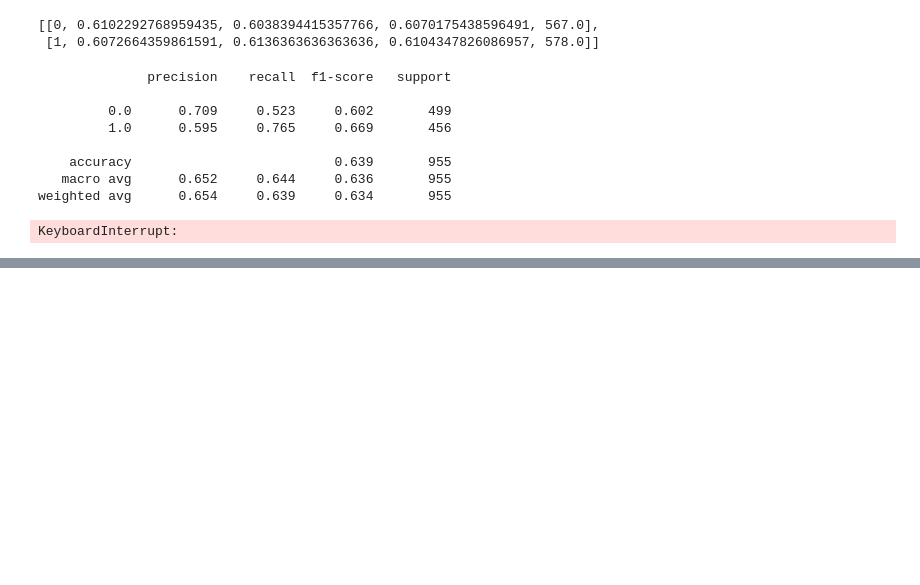
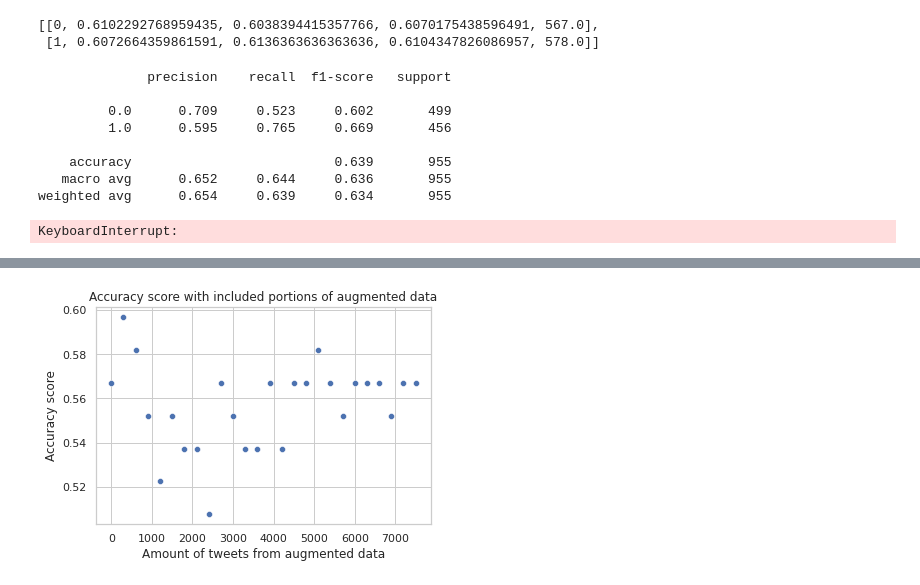
Before and after one commit to viggo-gascou/fyp2022g03GroupB2, a Jupyter notebook: classifiers.ipynb, the cells around one changed output, grey strips where cells are left out. Drawn from its saved outputs; the diff is of its cells as text; code cells hidden in the pictures; blank space fills up the shorter version.

```diff
--- a/classifiers.ipynb
+++ b/classifiers.ipynb
@@ -220,0 +460,91 @@ print(metrics.classification_report(irony_val_labels, pred, digits=3))
+# %%
+import math
+import matplotlib.pyplot as plt
+import numpy as np
+import pandas as pd
+import re
+import seaborn as sns
+from sklearn.model_selection import StratifiedShuffleSplit
+from sklearn.metrics import confusion_matrix, ConfusionMatrixDisplay
+from sklearn.metrics import accuracy_score
+from sklearn.preprocessing import normalize
+from nltk.tokenize import TweetTokenizer
+from nltk.lm.preprocessing import padded_everygram_pipeline
+from nltk.util import bigrams
+from nltk.lm import Lidstone
+from pprint import pprint
+from tabulate import tabulate
+from functions import preprocess_tweet
+from tqdm import tqdm
+
+with open("tweeteval/datasets/stance/feminist/train_text.txt", "r", encoding="utf8") as f:
+    feminist_train_data = preprocess(f.read().rstrip())
+pattern = re.compile(TweetTokenizer().WORD_RE.pattern, flags=re.I|re.VERBOSE|re.UNICODE)
+with open("tweeteval/datasets/offensive/train_text.txt", "r", encoding="utf8") as f:
+    offensive_train = preprocess(f.read().rstrip())
+with open("tweeteval/datasets/offensive/val_text.txt", "r", encoding="utf8") as f:
+    offensive_val = preprocess(f.read().rstrip())
+offensive = np.concatenate((offensive_train, offensive_val))
+
+feminist_tokens = [re.findall(pattern, tweet) for tweet in feminist_train_data]
+offensive_tokens = [re.findall(pattern, tweet) for tweet in offensive]
+_, vocab = padded_everygram_pipeline(2, feminist_tokens + offensive_tokens)
+train, _ = padded_everygram_pipeline(2, feminist_tokens)
+lm = Lidstone(0.2, 2)
+lm.fit(train, vocab)
+perplexities = []
+ngrams_linewise = list(bigrams(tweet) for tweet in offensive)
+print("Calculating perplexities...")
+for tweet in tqdm(ngrams_linewise):
+    try:
+        perplexity = lm.perplexity(tweet)
+        perplexities.append(perplexity)
+    except ZeroDivisionError:
+        perplexity = math.inf
+        perplexities.append(perplexity)
+df = pd.DataFrame(data = {"index": [i for i in range(len(perplexities))], "perp": perplexities})
+df = df.sort_values(by="perp")
+index = df["index"].tolist()
+aug_tweets = [preprocess_tweet(offensive[i]) for i in index]
+
+feminist_train_labels = np.loadtxt("tweeteval/datasets/stance/feminist/train_labels.txt")
+with open("tweeteval/datasets/stance/feminist/val_text.txt", "r", encoding="utf8") as f:
+    feminist_val_data = preprocess(f.read().rstrip())
+feminist_val_labels = np.loadtxt("tweeteval/datasets/stance/feminist/val_labels.txt")
+
+classifier = MLPClassifier(solver='adam', learning_rate='adaptive', activation='tanh', max_iter=500)
+clf = make_pipeline(CountVectorizer(token_pattern=pattern, strip_accents="unicode"),
+                        TfidfTransformer(), classifier)
+clf.fit(feminist_train_data, feminist_train_labels)
+aug_pred_val = clf.predict(aug_tweets)
+
+n_irony = len(feminist_train_labels)
+mixed_train_data = np.concatenate([feminist_train_data, aug_tweets])
+mixed_train_labels = np.concatenate([feminist_train_labels, aug_pred_val])
+
+n_splits = 5
+kf = StratifiedShuffleSplit(n_splits=n_splits, test_size=0.4, random_state=1)
+
+portions = list(range(0, 7501, 300))
+acc_scores = np.empty((len(portions)))
+
+print("Testing models...")
+for i, portion in tqdm(list(enumerate(portions))):
+    x_train = mixed_train_data[:n_irony + portion]
+    y_train = mixed_train_labels[:n_irony + portion]
+
+    classifier = MLPClassifier(solver='adam', learning_rate='adaptive', activation='tanh', max_iter=500)
+    clf = make_pipeline(CountVectorizer(token_pattern=pattern, strip_accents="unicode"),
+                        TfidfTransformer(), classifier)
+    clf.fit(x_train, y_train);
+
+    y_pred_val = clf.predict(feminist_val_data)
+    acc_scores[i] = accuracy_score(feminist_val_labels, y_pred_val)
+sns.set_theme("notebook")
+sns.set_style("whitegrid")
+fig = sns.scatterplot(x=portions, y=acc_scores)
+fig.set_title("Accuracy score with included portions of augmented data")
+fig.set_xlabel("Amount of tweets from augmented data")
+fig.set_ylabel("Accuracy score")
+plt.savefig("figures/aug_data_feminist.png", dpi=400, bbox_inches="tight")
+# %% [output]
@@ -220,0 +553 @@ print(metrics.classification_report(irony_val_labels, pred, digits=3))
+[figure, added]
```
Also changed, not shown: parts of 12 cells of this notebook, 13 other files.
